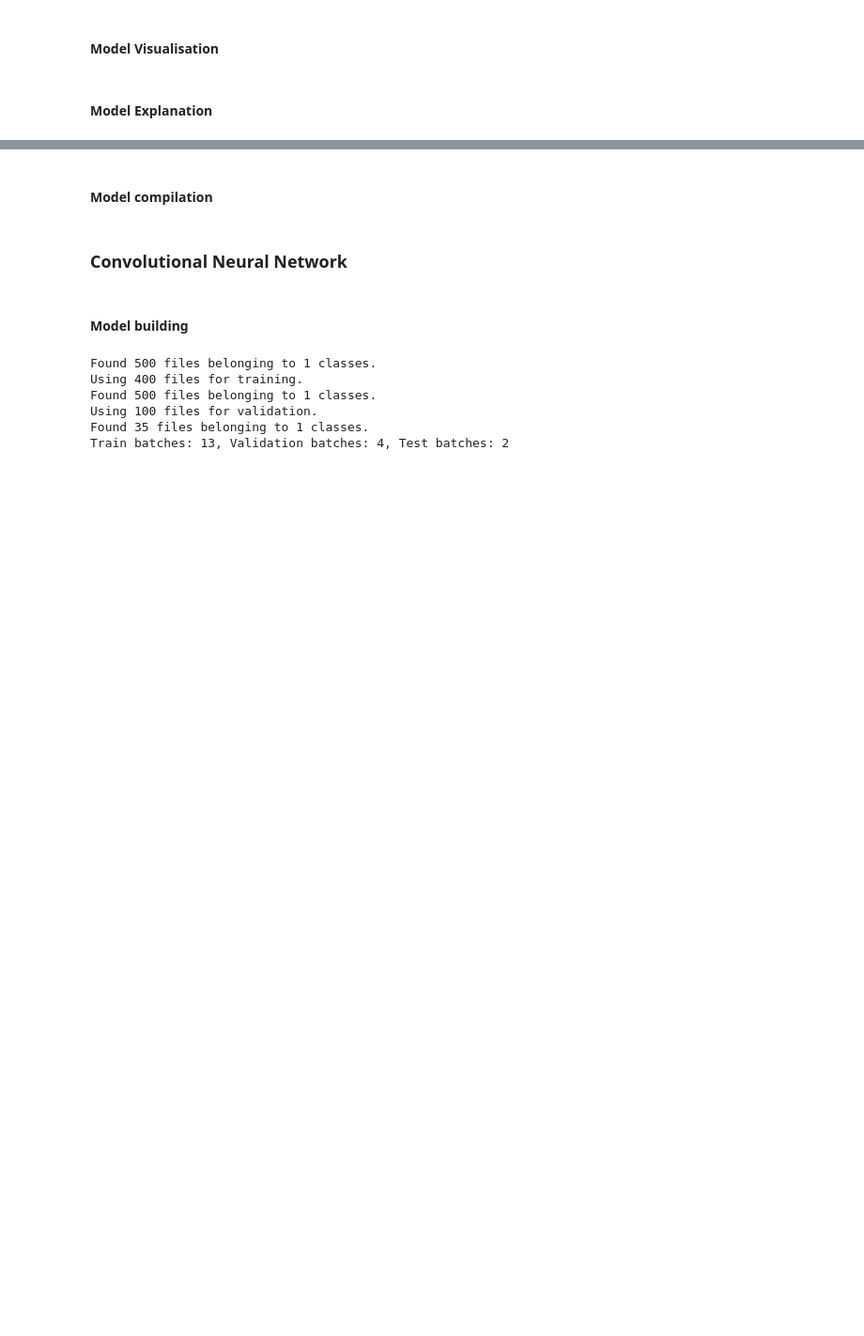
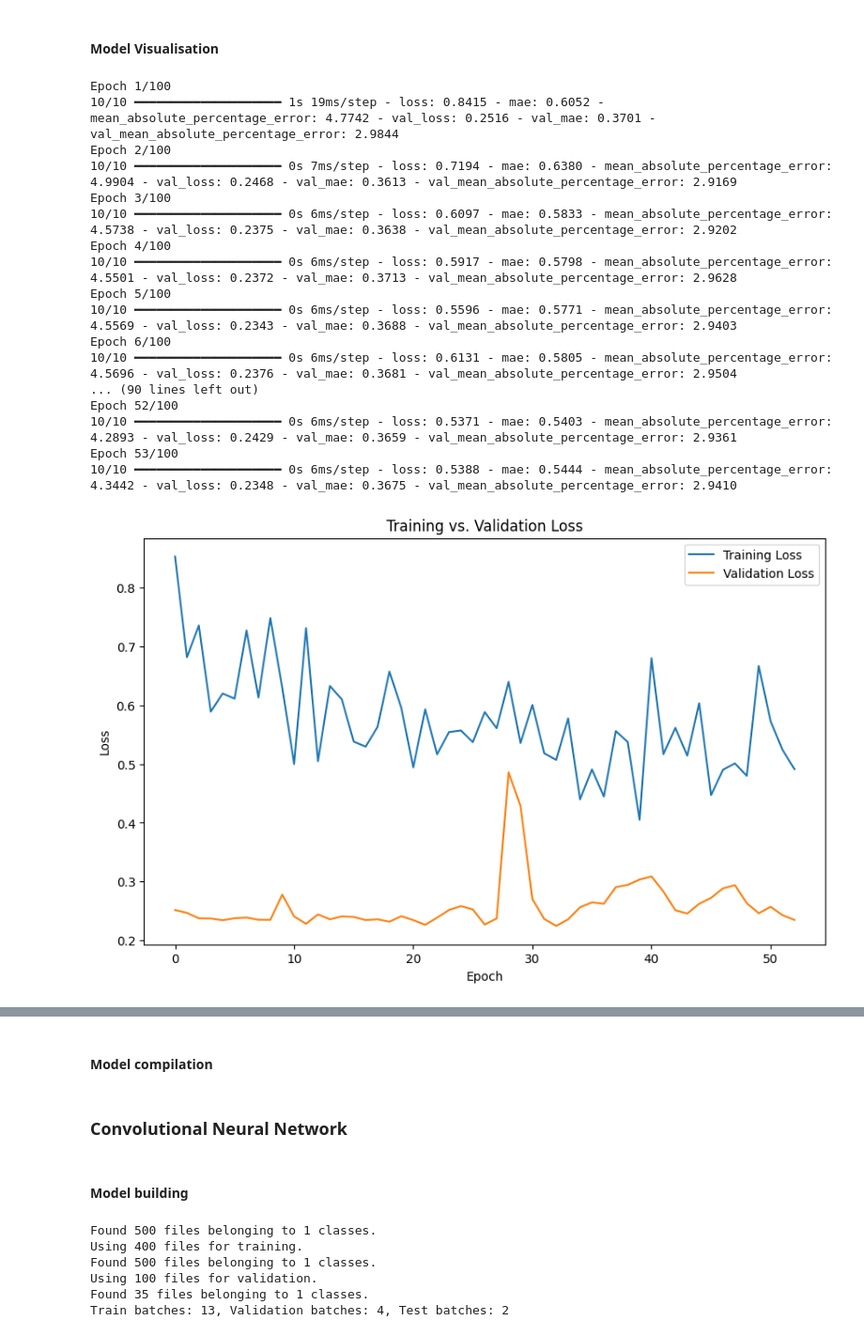
Before and after one commit to casperpriem05/DeepLearning, a Jupyter notebook: main.ipynb, the cells around one changed output, grey strips where cells are left out. Shown at 94% size. Cells and saved outputs as stored; diff of their text form; code cells hidden in the pictures; blank space fills up the shorter version.

```diff
--- a/main.ipynb
+++ b/main.ipynb
@@ -451,4 +450,34 @@ submission.head()
 # %% [markdown]
 #### Model Visualisation
-# %% [markdown]
-#### Model Explanation
+# %%
+history = best_model.fit(X_train, y_train, epochs=100, validation_split=0.2,
+                         callbacks=[EarlyStopping(patience=20, restore_best_weights=True)],
+                         verbose=1)
+
+plt.figure(figsize=(10, 6))
+plt.plot(history.history['loss'], label='Training Loss')
+plt.plot(history.history['val_loss'], label='Validation Loss')
+plt.xlabel('Epoch')
+plt.ylabel('Loss')
+plt.title('Training vs. Validation Loss')
+plt.legend()
+plt.show()
+# %% [output]
+Epoch 1/100
+10/10 ━━━━━━━━━━━━━━━━━━━━ 1s 19ms/step - loss: 0.8415 - mae: 0.6052 - mean_absolute_percentage_error: 4.7742 - val_loss: 0.2516 - val_mae: 0.3701 - val_mean_absolute_percentage_error: 2.9844
+Epoch 2/100
+10/10 ━━━━━━━━━━━━━━━━━━━━ 0s 7ms/step - loss: 0.7194 - mae: 0.6380 - mean_absolute_percentage_error: 4.9904 - val_loss: 0.2468 - val_mae: 0.3613 - val_mean_absolute_percentage_error: 2.9169
+Epoch 3/100
+10/10 ━━━━━━━━━━━━━━━━━━━━ 0s 6ms/step - loss: 0.6097 - mae: 0.5833 - mean_absolute_percentage_error: 4.5738 - val_loss: 0.2375 - val_mae: 0.3638 - val_mean_absolute_percentage_error: 2.9202
+Epoch 4/100
+10/10 ━━━━━━━━━━━━━━━━━━━━ 0s 6ms/step - loss: 0.5917 - mae: 0.5798 - mean_absolute_percentage_error: 4.5501 - val_loss: 0.2372 - val_mae: 0.3713 - val_mean_absolute_percentage_error: 2.9628
+Epoch 5/100
+10/10 ━━━━━━━━━━━━━━━━━━━━ 0s 6ms/step - loss: 0.5596 - mae: 0.5771 - mean_absolute_percentage_error: 4.5569 - val_loss: 0.2343 - val_mae: 0.3688 - val_mean_absolute_percentage_error: 2.9403
+Epoch 6/100
+10/10 ━━━━━━━━━━━━━━━━━━━━ 0s 6ms/step - loss: 0.6131 - mae: 0.5805 - mean_absolute_percentage_error: 4.5696 - val_loss: 0.2376 - val_mae: 0.3681 - val_mean_absolute_percentage_error: 2.9504
+... (90 lines left out)
+Epoch 52/100
+10/10 ━━━━━━━━━━━━━━━━━━━━ 0s 6ms/step - loss: 0.5371 - mae: 0.5403 - mean_absolute_percentage_error: 4.2893 - val_loss: 0.2429 - val_mae: 0.3659 - val_mean_absolute_percentage_error: 2.9361
+Epoch 53/100
+10/10 ━━━━━━━━━━━━━━━━━━━━ 0s 6ms/step - loss: 0.5388 - mae: 0.5444 - mean_absolute_percentage_error: 4.3442 - val_loss: 0.2348 - val_mae: 0.3675 - val_mean_absolute_percentage_error: 2.9410
+[figure, added]
```
Also changed, not shown: parts of 4 cells of this notebook, 1 other file.
